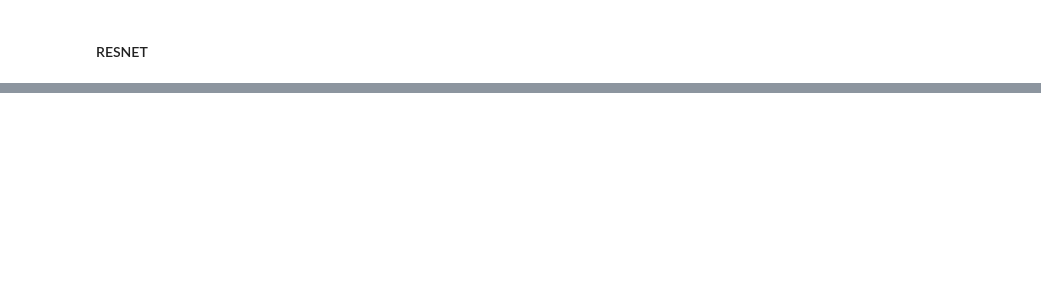
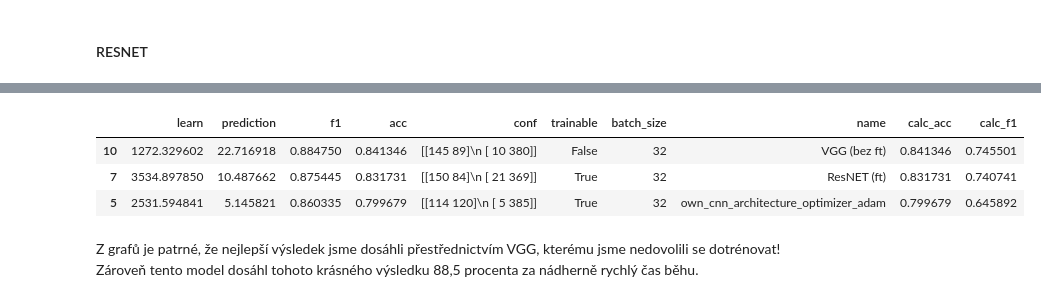
Before and after one commit to pro0255/MAD-IV-CNN, a Jupyter notebook: cnn.ipynb, the cells around one changed output, grey strips where cells are left out. Cells and saved outputs as stored; diff of their text form; code cells hidden in the pictures; blank space fills up the shorter version.

```diff
--- a/cnn.ipynb
+++ b/cnn.ipynb
@@ -1086,0 +1252,7 @@ results
+# %%
+sorted_results
+# %% [output]
+|  | learn | prediction | f1 | acc | conf | trainable | batch_size | name | calc_acc | calc_f1 |
+| 10 | 1272.329602 | 22.716918 | 0.884750 | 0.841346 | [[145 89]\n [ 10 380]] | False | 32 | VGG (bez ft) | 0.841346 | 0.745501 |
+| 7 | 3534.897850 | 10.487662 | 0.875445 | 0.831731 | [[150 84]\n [ 21 369]] | True | 32 | ResNET (ft) | 0.831731 | 0.740741 |
+| 5 | 2531.594841 | 5.145821 | 0.860335 | 0.799679 | [[114 120]\n [ 5 385]] | True | 32 | own_cnn_architecture_optimizer_adam | 0.799679 | 0.645892 |
@@ -1086,0 +1263,2 @@ results
+# %% [markdown]
+Z grafů je patrné, že nejlepší výsledek jsme dosáhli přestřednictvím VGG, kterému jsme nedovolili se dotrénovat! Zároveň tento model dosáhl tohoto krásného výsledku 88,5 procenta za nádherně rychlý čas běhu.
```
Also changed, not shown: parts of 41 cells of this notebook, 1 other file.
